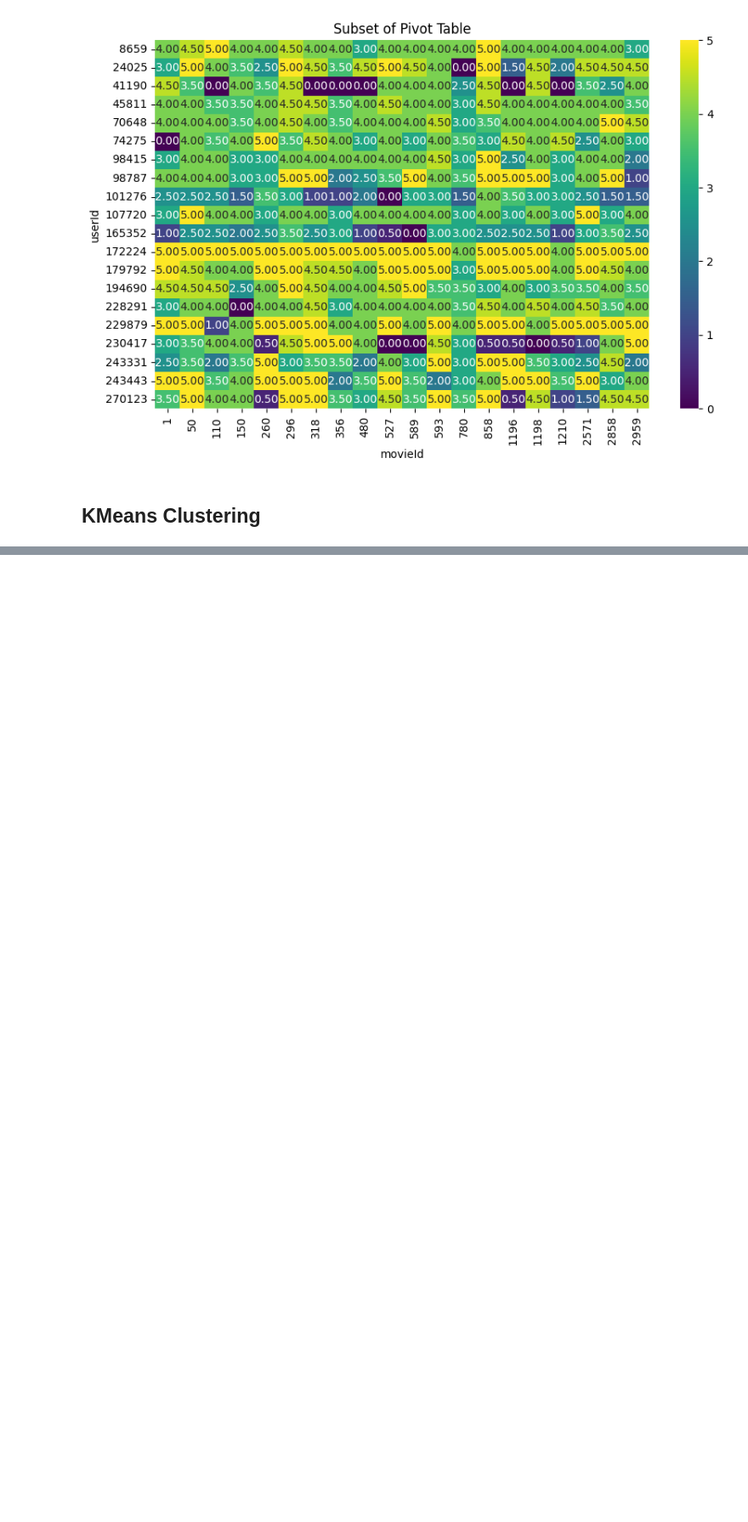
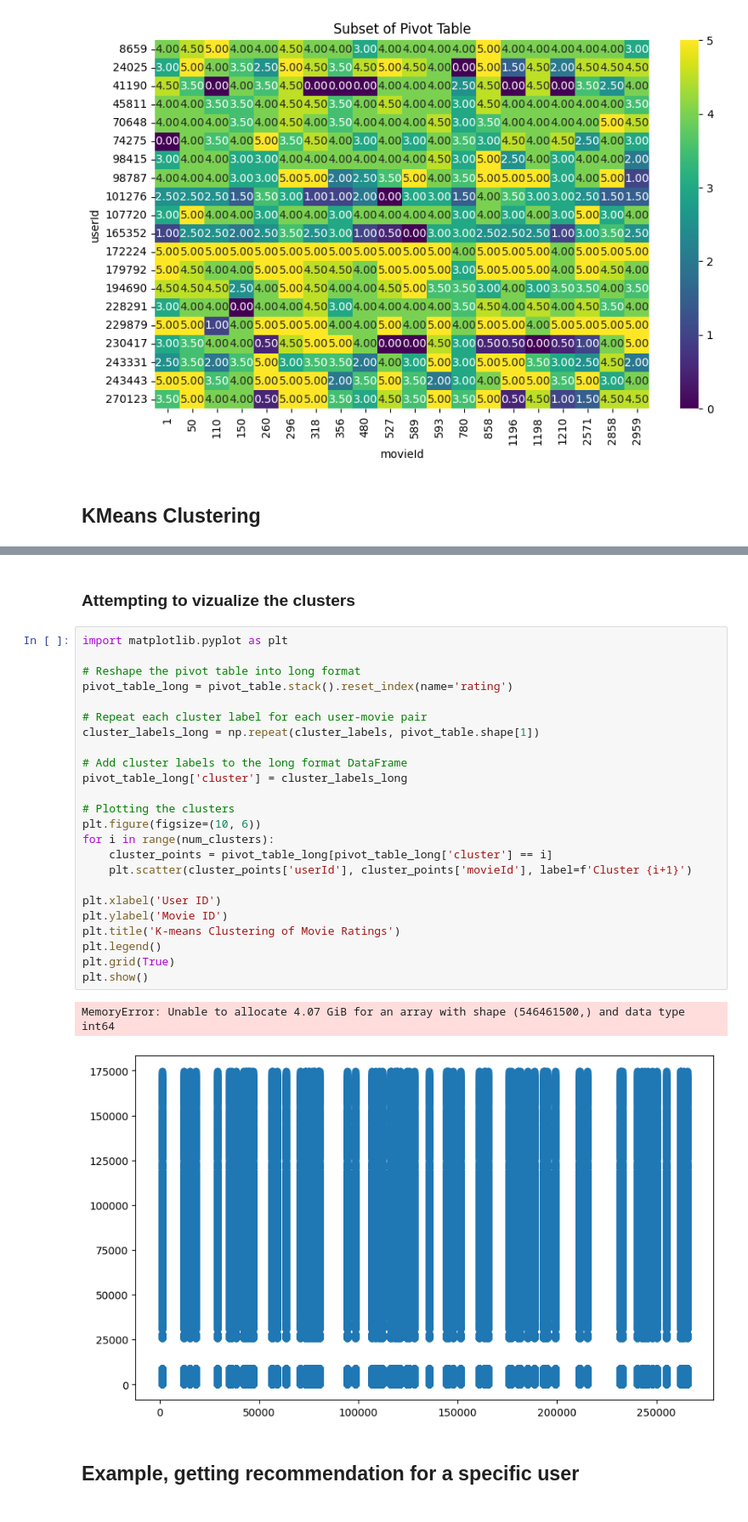
Before and after one commit to Radwanbaba13/MovieRecommenderSystem, a Jupyter notebook: KMeansClustering.ipynb, the cells around one changed output, grey strips where cells are left out. Shown at 85% size. Cells and saved outputs as stored; diff of their text form; blank space fills up the shorter version.

```diff
--- a/KMeansClustering.ipynb
+++ b/KMeansClustering.ipynb
@@ -193,0 +228,31 @@ KeyboardInterrupt:
+# %% [markdown]
+<h3>Attempting to vizualize the clusters</h3>
+# %%
+import matplotlib.pyplot as plt
+
+# Reshape the pivot table into long format
+pivot_table_long = pivot_table.stack().reset_index(name='rating')
+
+# Repeat each cluster label for each user-movie pair
+cluster_labels_long = np.repeat(cluster_labels, pivot_table.shape[1])
+
+# Add cluster labels to the long format DataFrame
+pivot_table_long['cluster'] = cluster_labels_long
+
+# Plotting the clusters
+plt.figure(figsize=(10, 6))
+for i in range(num_clusters):
+    cluster_points = pivot_table_long[pivot_table_long['cluster'] == i]
+    plt.scatter(cluster_points['userId'], cluster_points['movieId'], label=f'Cluster {i+1}')
+
+plt.xlabel('User ID')
+plt.ylabel('Movie ID')
+plt.title('K-means Clustering of Movie Ratings')
+plt.legend()
+plt.grid(True)
+plt.show()
+# %% [output]
+MemoryError: Unable to allocate 4.07 GiB for an array with shape (546461500,) and data type int64
+[figure, added]
+# %% [markdown]
+<h2>Example, getting recommendation for a specific user<h2>
```
Also changed, not shown: parts of 13 cells of this notebook.
